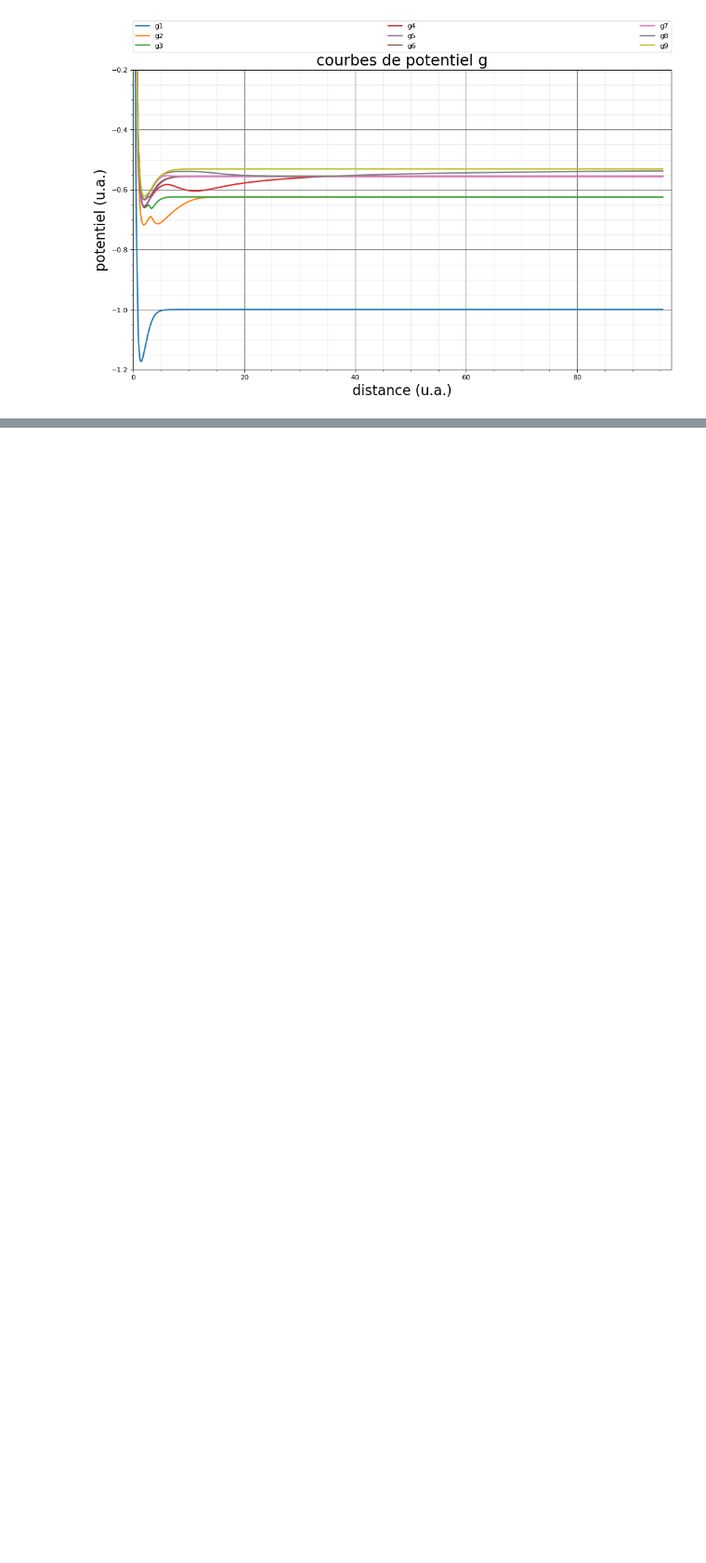
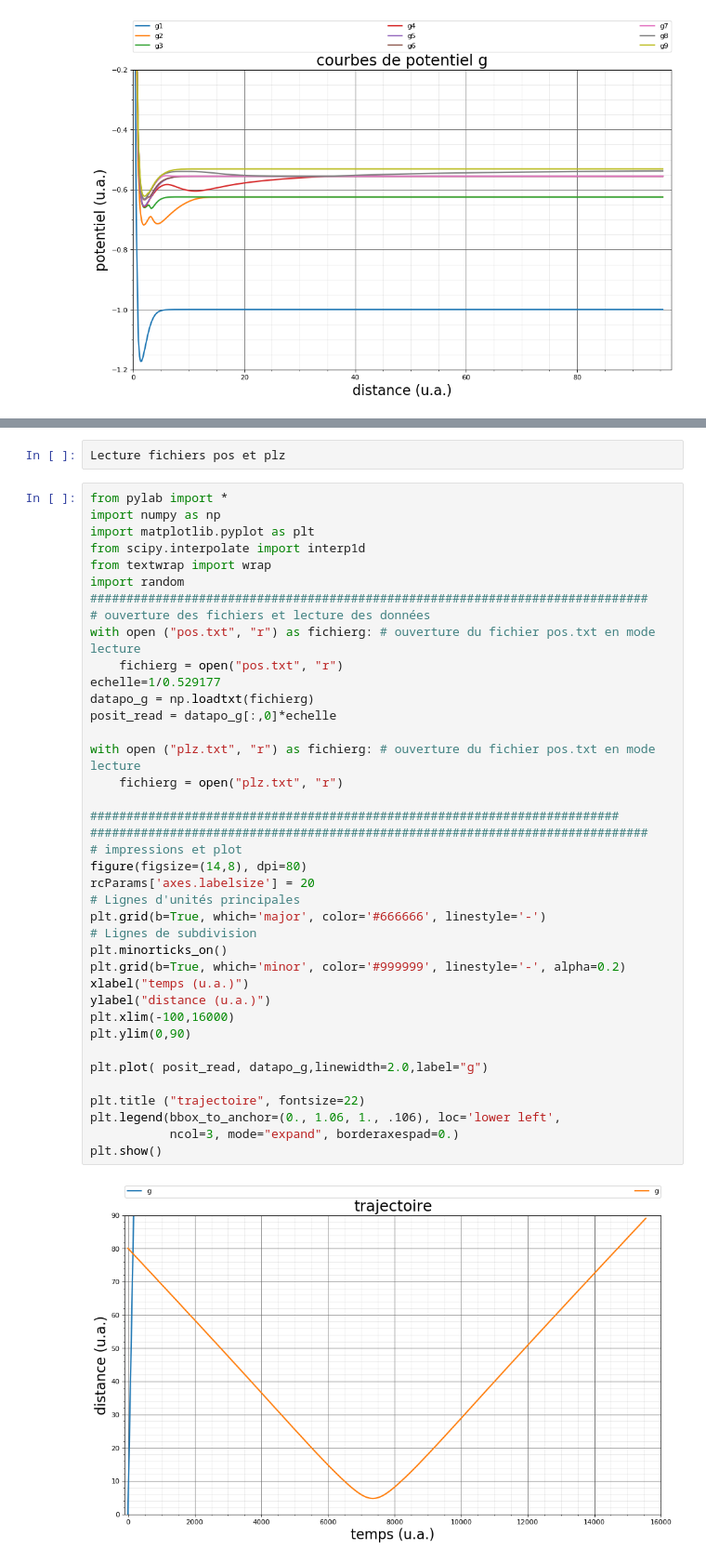
Before and after one commit to Yves-LEMEN/Projet-stage, a Jupyter notebook: 7- Nouveaux potentiels H2.ipynb, the cells around one changed output, grey strips where cells are left out. Shown at 93% size. Saved outputs shown, nothing was run; the diff lists cells and outputs as text; blank space fills up the shorter version.

```diff
--- a/7- Nouveaux potentiels H2.ipynb
+++ b/7- Nouveaux potentiels H2.ipynb
@@ -314,0 +315,43 @@ print(Probabl)
+# %%
+Lecture fichiers pos et plz
+# %%
+from pylab import *
+import numpy as np
+import matplotlib.pyplot as plt
+from scipy.interpolate import interp1d
+from textwrap import wrap
+import random
+#############################################################################
+# ouverture des fichiers et lecture des données
+with open ("pos.txt", "r") as fichierg: # ouverture du fichier pos.txt en mode lecture
+    fichierg = open("pos.txt", "r")
+echelle=1/0.529177
+datapo_g = np.loadtxt(fichierg)
+posit_read = datapo_g[:,0]*echelle
+
+with open ("plz.txt", "r") as fichierg: # ouverture du fichier pos.txt en mode lecture
+    fichierg = open("plz.txt", "r")
+
+#########################################################################
+#############################################################################
+# impressions et plot
+figure(figsize=(14,8), dpi=80)
+rcParams['axes.labelsize'] = 20
+# Lignes d'unités principales
+plt.grid(b=True, which='major', color='#666666', linestyle='-')
+# Lignes de subdivision
+plt.minorticks_on()
+plt.grid(b=True, which='minor', color='#999999', linestyle='-', alpha=0.2)
+xlabel("temps (u.a.)")
+ylabel("distance (u.a.)")
+plt.xlim(-100,16000)
+plt.ylim(0,90)
+
+plt.plot( posit_read, datapo_g,linewidth=2.0,label="g")
+
+plt.title ("trajectoire", fontsize=22)
+plt.legend(bbox_to_anchor=(0., 1.06, 1., .106), loc='lower left',
+           ncol=3, mode="expand", borderaxespad=0.)
+plt.show()
+# %% [output]
+[figure, added]
```
Also changed, not shown: parts of 3 cells of this notebook.
